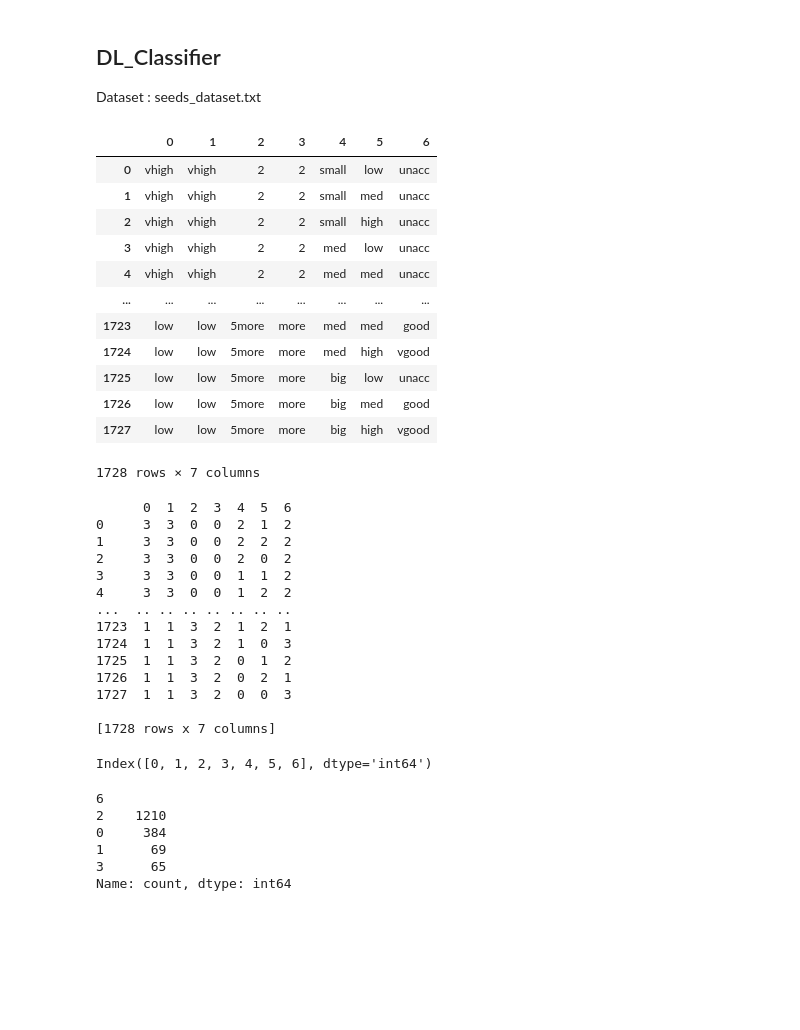
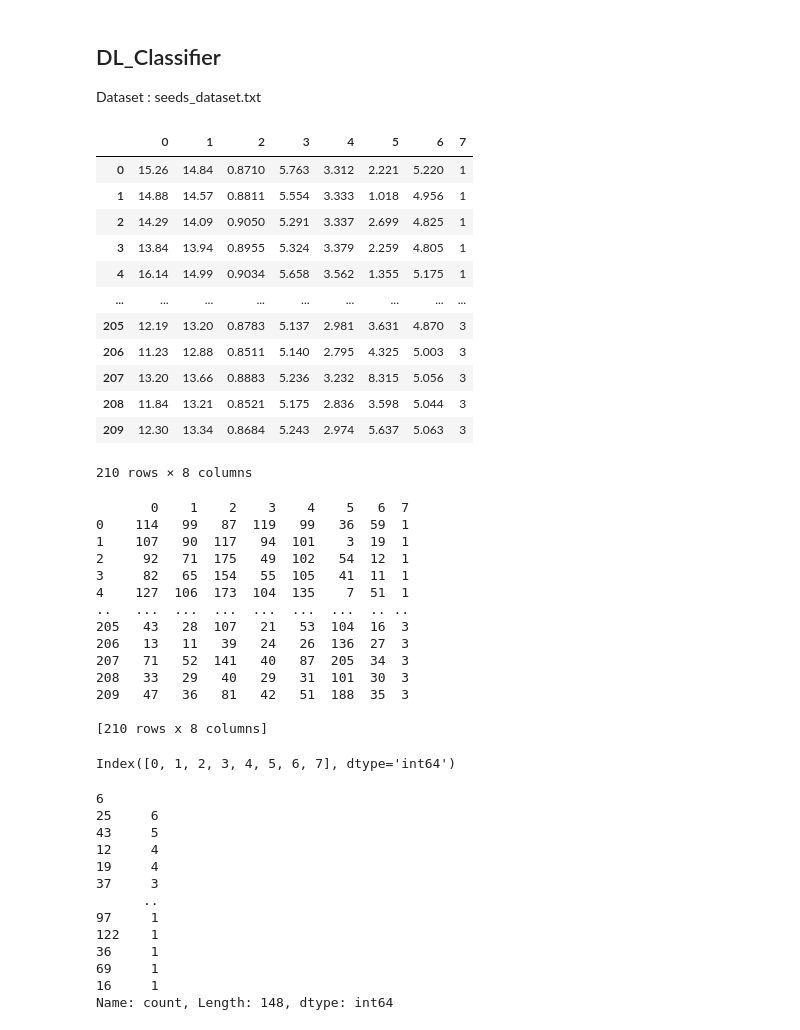
Before and after one commit to Gemug9/AI-Class, a Jupyter notebook: 11주차 DL_Classifier_seeds.ipynb, the cells around one changed output. Drawn from its saved outputs; the diff is of its cells as text; code cells hidden in the pictures; blank space fills up the shorter version.

```diff
--- a/11주차 DL_Classifier_seeds.ipynb
+++ b/11주차 DL_Classifier_seeds.ipynb
@@ -39,28 +39,23 @@ from tensorflow.keras import layers, models
 
 from sklearn.metrics import classification_report,confusion_matrix
 # %%
-# 파일 경로 설정
-file_path = "C:/Users/yoojm/Gachon/2학년 1학기/인공지능개론_이명규/Dataset/seeds_dataset.txt"
-
-# 데이터를 DataFrame으로 읽기
-df = pd.read_csv(file_path, header=None, dtype={'column_index': 'category'})
-
-# 데이터 확인
+# 공백(여러 개의 스페이스)으로 구분된 seeds_dataset.txt 파일을 읽어들인다.
+df = pd.read_csv('C:/Users/yoojm/Gachon/2학년 1학기/인공지능개론_이명규/Dataset/seeds_dataset.txt', header=None, delimiter='\s+', engine='python')
 df
 # %% [output]
-|  | 0 | 1 | 2 | 3 | 4 | 5 | 6 |
-| 0 | vhigh | vhigh | 2 | 2 | small | low | unacc |
-| 1 | vhigh | vhigh | 2 | 2 | small | med | unacc |
-| 2 | vhigh | vhigh | 2 | 2 | small | high | unacc |
-| 3 | vhigh | vhigh | 2 | 2 | med | low | unacc |
-| 4 | vhigh | vhigh | 2 | 2 | med | med | unacc |
-| ... | ... | ... | ... | ... | ... | ... | ... |
-| 1723 | low | low | 5more | more | med | med | good |
-| 1724 | low | low | 5more | more | med | high | vgood |
-| 1725 | low | low | 5more | more | big | low | unacc |
-| 1726 | low | low | 5more | more | big | med | good |
-| 1727 | low | low | 5more | more | big | high | vgood |
+|  | 0 | 1 | 2 | 3 | 4 | 5 | 6 | 7 |
+| 0 | 15.26 | 14.84 | 0.8710 | 5.763 | 3.312 | 2.221 | 5.220 | 1 |
+| 1 | 14.88 | 14.57 | 0.8811 | 5.554 | 3.333 | 1.018 | 4.956 | 1 |
+| 2 | 14.29 | 14.09 | 0.9050 | 5.291 | 3.337 | 2.699 | 4.825 | 1 |
+| 3 | 13.84 | 13.94 | 0.8955 | 5.324 | 3.379 | 2.259 | 4.805 | 1 |
+| 4 | 16.14 | 14.99 | 0.9034 | 5.658 | 3.562 | 1.355 | 5.175 | 1 |
+| ... | ... | ... | ... | ... | ... | ... | ... | ... |
+| 205 | 12.19 | 13.20 | 0.8783 | 5.137 | 2.981 | 3.631 | 4.870 | 3 |
+| 206 | 11.23 | 12.88 | 0.8511 | 5.140 | 2.795 | 4.325 | 5.003 | 3 |
+| 207 | 13.20 | 13.66 | 0.8883 | 5.236 | 3.232 | 8.315 | 5.056 | 3 |
+| 208 | 11.84 | 13.21 | 0.8521 | 5.175 | 2.836 | 3.598 | 5.044 | 3 |
+| 209 | 12.30 | 13.34 | 0.8684 | 5.243 | 2.974 | 5.637 | 5.063 | 3 |
-1728 rows × 7 columns
+210 rows × 8 columns
 # %%
 # 범주형 데이터를 숫자로 인코딩하기
 from sklearn.preprocessing import LabelEncoder
@@ -73,33 +68,40 @@ for column in categorical_columns:
 # 데이터 확인
 print(df)
 # %% [output]
-      0  1  2  3  4  5  6
-0     3  3  0  0  2  1  2
-1     3  3  0  0  2  2  2
-2     3  3  0  0  2  0  2
-3     3  3  0  0  1  1  2
-4     3  3  0  0  1  2  2
-...  .. .. .. .. .. .. ..
-1723  1  1  3  2  1  2  1
-1724  1  1  3  2  1  0  3
-1725  1  1  3  2  0  1  2
-1726  1  1  3  2  0  2  1
-1727  1  1  3  2  0  0  3
+       0    1    2    3    4    5   6  7
+0    114   99   87  119   99   36  59  1
+1    107   90  117   94  101    3  19  1
+2     92   71  175   49  102   54  12  1
+3     82   65  154   55  105   41  11  1
+4    127  106  173  104  135    7  51  1
+..   ...  ...  ...  ...  ...  ...  .. ..
+205   43   28  107   21   53  104  16  3
+206   13   11   39   24   26  136  27  3
+207   71   52  141   40   87  205  34  3
+208   33   29   40   29   31  101  30  3
+209   47   36   81   42   51  188  35  3
 
-[1728 rows x 7 columns]
+[210 rows x 8 columns]
 # %%
 df.columns
 # %% [output]
-Index([0, 1, 2, 3, 4, 5, 6], dtype='int64')
+Index([0, 1, 2, 3, 4, 5, 6, 7], dtype='int64')
 # %%
 df[6].value_counts()
 # %% [output]
 6
-2    1210
-0     384
-1      69
-3      65
-Name: count, dtype: int64
+25     6
+43     5
+12     4
+19     4
+37     3
+      ..
+97     1
+122    1
+36     1
+69     1
+16     1
+Name: count, Length: 148, dtype: int64
 # %%
 df.isnull().sum()
 # %% [output]
```
Also changed, not shown: parts of 13 cells of this notebook, 1 other file.
